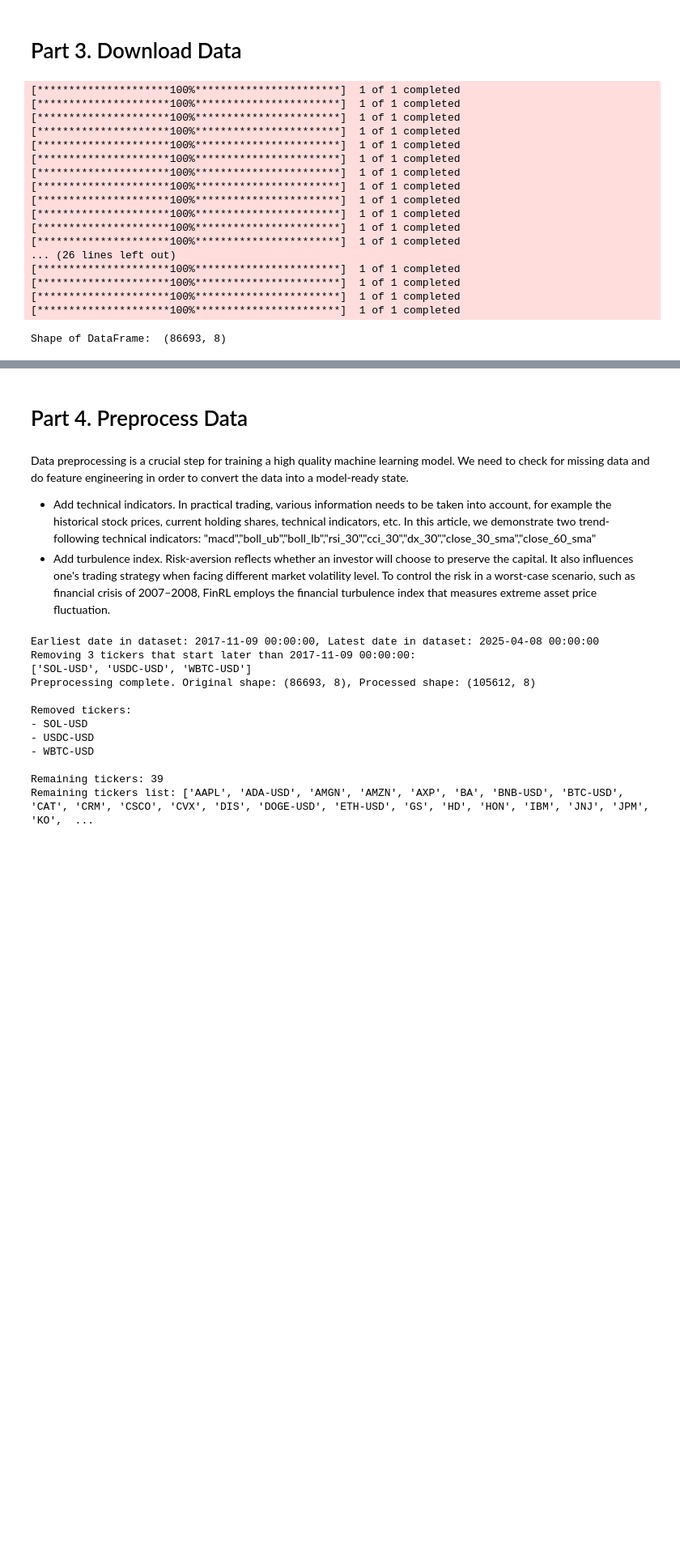
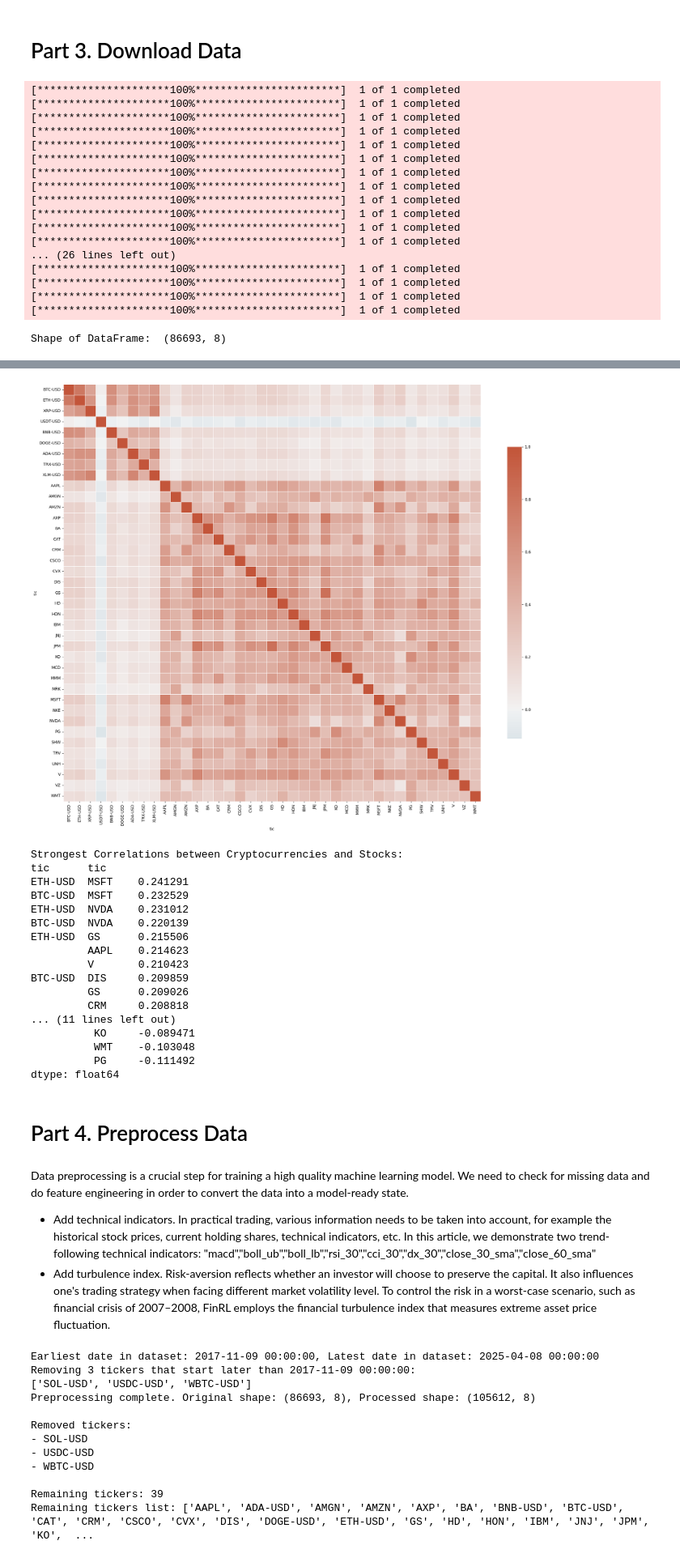
Before and after one commit to EricJiang0423/My-UoS-Bsc-Dissertaion-Code, a Jupyter notebook: main.ipynb, the cells around one changed output, grey strips where cells are left out. Shown at 81% size. Drawn from its saved outputs; the diff is of its cells as text; code cells hidden in the pictures; blank space fills up the shorter version.

```diff
--- a/main.ipynb
+++ b/main.ipynb
@@ -330,3 +333,79 @@ Min Return: -42.35% (ETH-USD on 2020-03-12)
+# %%
+import pandas as pd
+import numpy as np
+import seaborn as sns
+
+import matplotlib.pyplot as plt
+
+# Calculate daily returns for each ticker
+df_returns = df.copy()
+df_returns['daily_return'] = df.groupby('tic')['close'].pct_change()
+
+# Create a pivot table of returns with date as index and tickers as columns
+pivot_returns = df_returns.pivot_table(index='date', columns='tic', values='daily_return')
+
+# Calculate correlation matrix
+correlation_matrix = pivot_returns.corr()
+
+# Define crypto and stock tickers
+crypto_tickers = ['BTC-USD', 'ETH-USD', 'XRP-USD', 'USDT-USD', 'BNB-USD', 'DOGE-USD',
+                 'ADA-USD', 'TRX-USD', 'XLM-USD']
+crypto_tickers = [tic for tic in crypto_tickers if tic in correlation_matrix.columns]
+stock_tickers = [tic for tic in correlation_matrix.columns if tic not in crypto_tickers]
+
+# Reorder the correlation matrix to group crypto and stocks
+ordered_tickers = crypto_tickers + stock_tickers
+ordered_corr = correlation_matrix.loc[ordered_tickers, ordered_tickers]
+
+# Create heatmap
+plt.figure(figsize=(20, 16))
+cmap = sns.diverging_palette(230, 20, as_cmap=True)
+
+# Plot the heatmap
+sns.heatmap(ordered_corr, cmap=cmap, center=0,
+            square=True, linewidths=.5, cbar_kws={"shrink": .7})
+
+# Add lines to separate crypto and stocks
+#if crypto_tickers:
+#    plt.axhline(y=len(crypto_tickers), color='black', linewidth=2)
+#    plt.axvline(x=len(crypto_tickers), color='black', linewidth=2)
+
+# plt.title('Pearson Correlation Matrix of Asset Returns', fontsize=18)
+plt.tight_layout()
+plt.show()
+
+ordered_corr.to_csv(config.DATA_SAVE_DIR + 'correlation_matrix.csv')
+# Display the strongest cross-asset correlations
+if crypto_tickers and stock_tickers:
+    # Get correlations between crypto and stocks
+    crypto_stock_corr = correlation_matrix.loc[crypto_tickers, stock_tickers]
+
+    # Flatten and sort
+    strongest_correlations = crypto_stock_corr.stack().sort_values(ascending=False)
+
+    print("Strongest Correlations between Cryptocurrencies and Stocks:")
+    print(strongest_correlations.head(10))
+    print("\nWeakest Correlations between Cryptocurrencies and Stocks:")
+    print(strongest_correlations.tail(10))
+# %% [output]
+[figure, added]
+Strongest Correlations between Cryptocurrencies and Stocks:
+tic      tic
+ETH-USD  MSFT    0.241291
+BTC-USD  MSFT    0.232529
+ETH-USD  NVDA    0.231012
+BTC-USD  NVDA    0.220139
+ETH-USD  GS      0.215506
+         AAPL    0.214623
+         V       0.210423
+BTC-USD  DIS     0.209859
+         GS      0.209026
+         CRM     0.208818
+... (11 lines left out)
+          KO     -0.089471
+          WMT    -0.103048
+          PG     -0.111492
+dtype: float64
 # %% [markdown]
 <a id='4'></a>
 # Part 4. Preprocess Data
```
Also changed, not shown: parts of 5 cells of this notebook, 9 other files.
